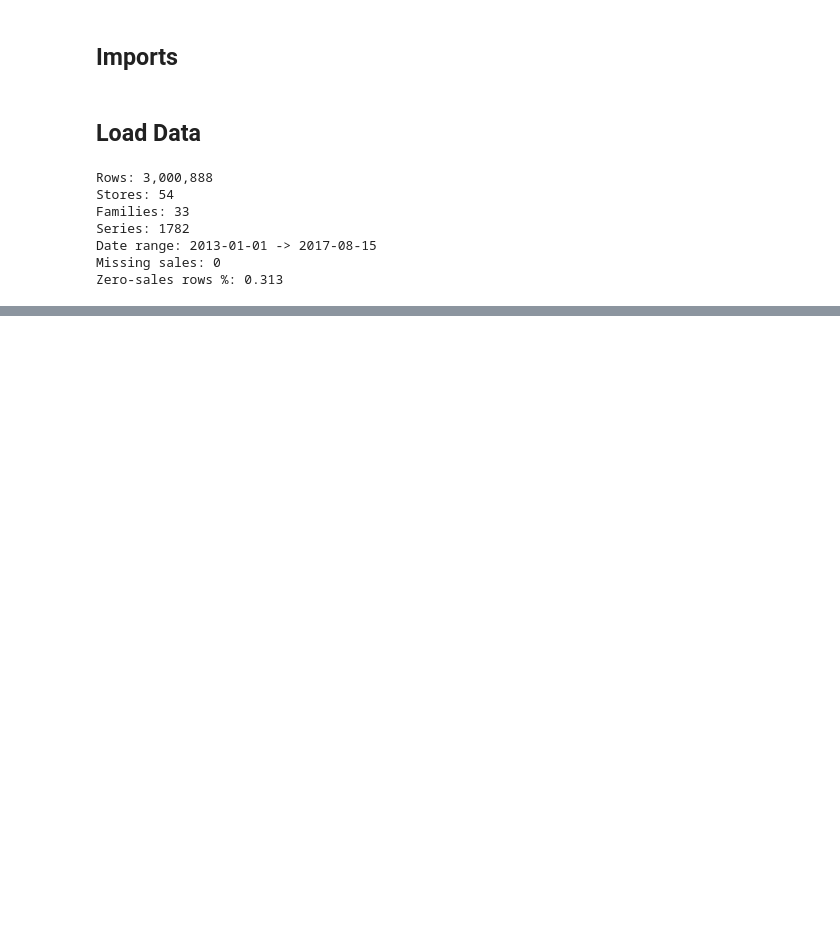
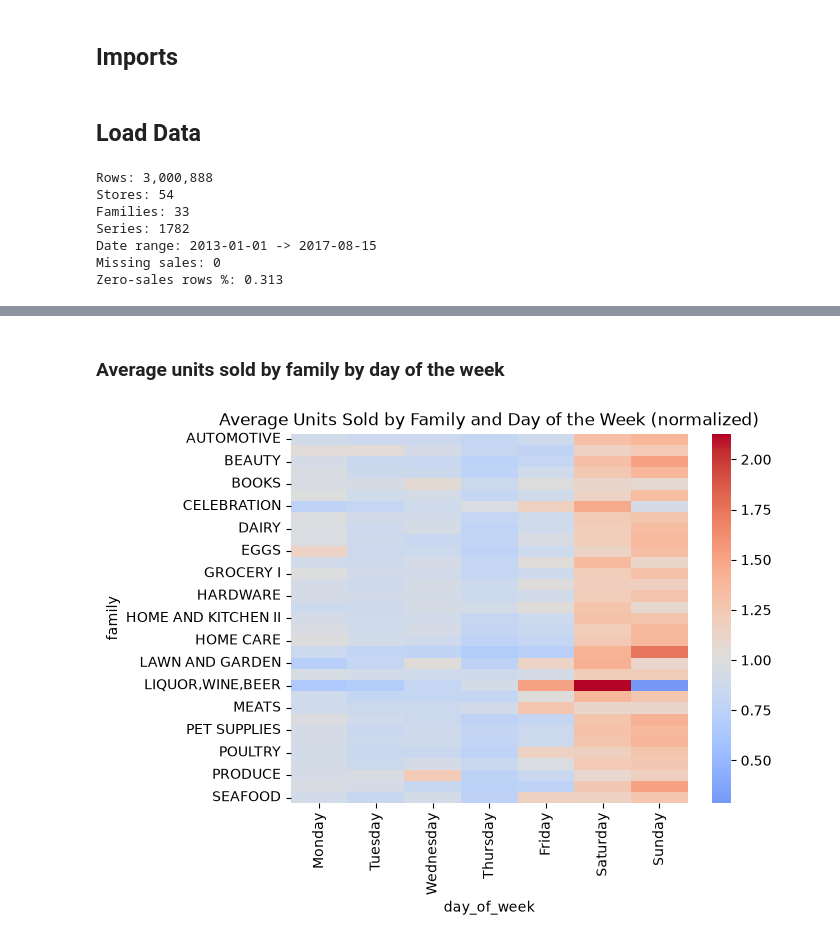
Before and after one commit to jandersen12/favorita-demand-forecasting, a Jupyter notebook: notebooks/01-eda.ipynb, the cells around one changed output, grey strips where cells are left out. Cells and saved outputs as stored; diff of their text form; code cells hidden in the pictures; blank space fills up the shorter version.

```diff
--- a/notebooks/01-eda.ipynb
+++ b/notebooks/01-eda.ipynb
@@ -26,0 +124,11 @@ Zero-sales rows %: 0.313
+# %% [markdown]
+### Average units sold by family by day of the week
+# %%
+family_dow = df.pivot_table(index='family', columns='day_of_week', values='sales', aggfunc='mean')
+family_dow = family_dow.div(family_dow.mean(axis=1), axis=0)
+sns.heatmap(family_dow[order], cmap="coolwarm", center=1)
+plt.title("Average Units Sold by Family and Day of the Week (normalized)")
+
+plt.show()
+# %% [output]
+[figure, added]
```
Also changed, not shown: parts of 28 cells of this notebook.
